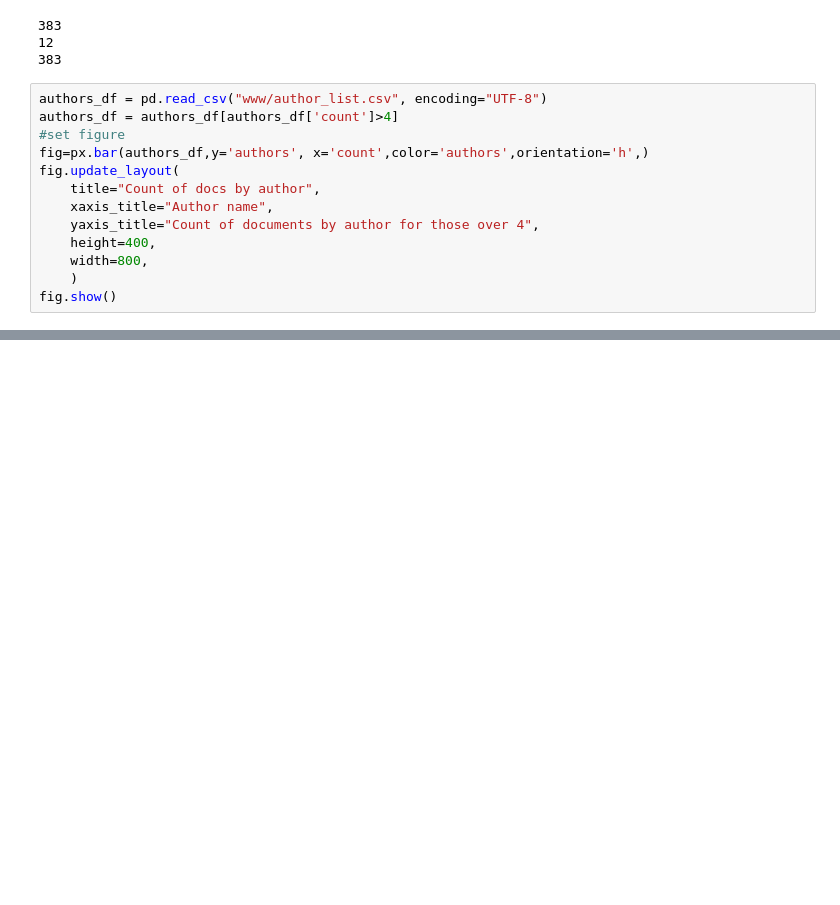
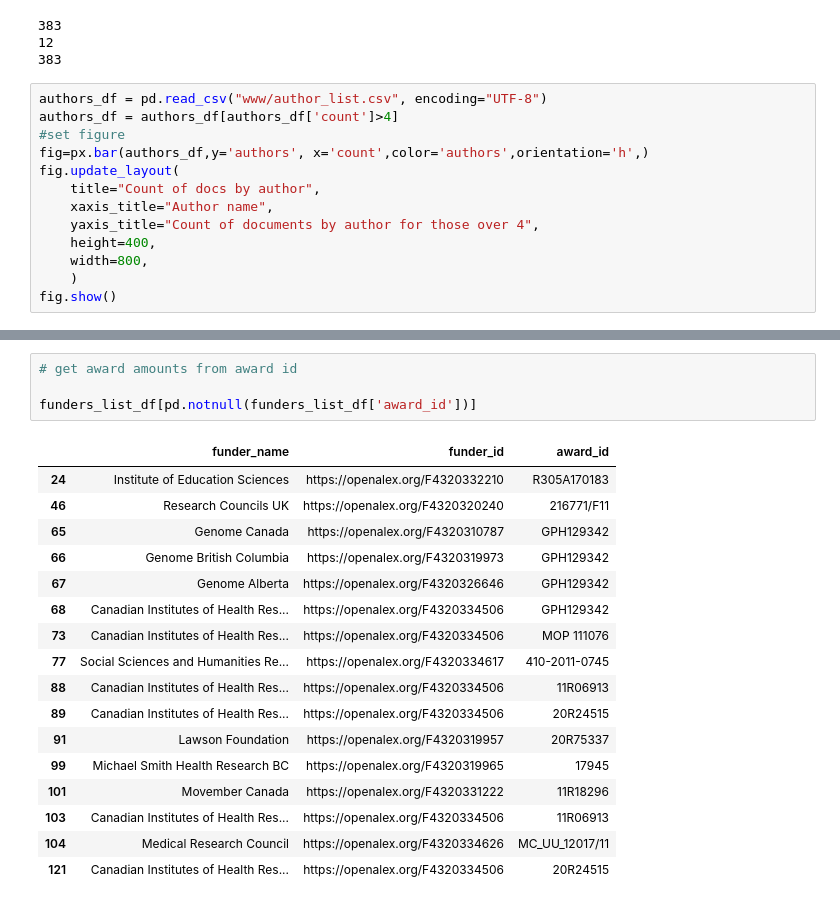
Before and after one commit to poppy-nicolette/ShinyShiny, a Jupyter notebook: dashboard-LNS/LNS_corpus_data_explore.ipynb, the cells around one changed output, grey strips where cells are left out. Drawn from its saved outputs; the diff is of its cells as text; blank space fills up the shorter version.

```diff
--- a/dashboard-LNS/LNS_corpus_data_explore.ipynb
+++ b/dashboard-LNS/LNS_corpus_data_explore.ipynb
@@ -266,0 +266,22 @@ fig.show()
+# %%
+# get award amounts from award id
+
+funders_list_df[pd.notnull(funders_list_df['award_id'])]
+# %% [output]
+|  | funder_name | funder_id | award_id |
+| 24 | Institute of Education Sciences | https://openalex.org/F4320332210 | R305A170183 |
+| 46 | Research Councils UK | https://openalex.org/F4320320240 | 216771/F11 |
+| 65 | Genome Canada | https://openalex.org/F4320310787 | GPH129342 |
+| 66 | Genome British Columbia | https://openalex.org/F4320319973 | GPH129342 |
+| 67 | Genome Alberta | https://openalex.org/F4320326646 | GPH129342 |
+| 68 | Canadian Institutes of Health Res... | https://openalex.org/F4320334506 | GPH129342 |
+| 73 | Canadian Institutes of Health Res... | https://openalex.org/F4320334506 | MOP 111076 |
+| 77 | Social Sciences and Humanities Re... | https://openalex.org/F4320334617 | 410-2011-0745 |
+| 88 | Canadian Institutes of Health Res... | https://openalex.org/F4320334506 | 11R06913 |
+| 89 | Canadian Institutes of Health Res... | https://openalex.org/F4320334506 | 20R24515 |
+| 91 | Lawson Foundation | https://openalex.org/F4320319957 | 20R75337 |
+| 99 | Michael Smith Health Research BC | https://openalex.org/F4320319965 | 17945 |
+| 101 | Movember Canada | https://openalex.org/F4320331222 | 11R18296 |
+| 103 | Canadian Institutes of Health Res... | https://openalex.org/F4320334506 | 11R06913 |
+| 104 | Medical Research Council | https://openalex.org/F4320334626 | MC_UU_12017/11 |
+| 121 | Canadian Institutes of Health Res... | https://openalex.org/F4320334506 | 20R24515 |
```
Also changed, not shown: parts of 1 cell of this notebook, 3 other files.
